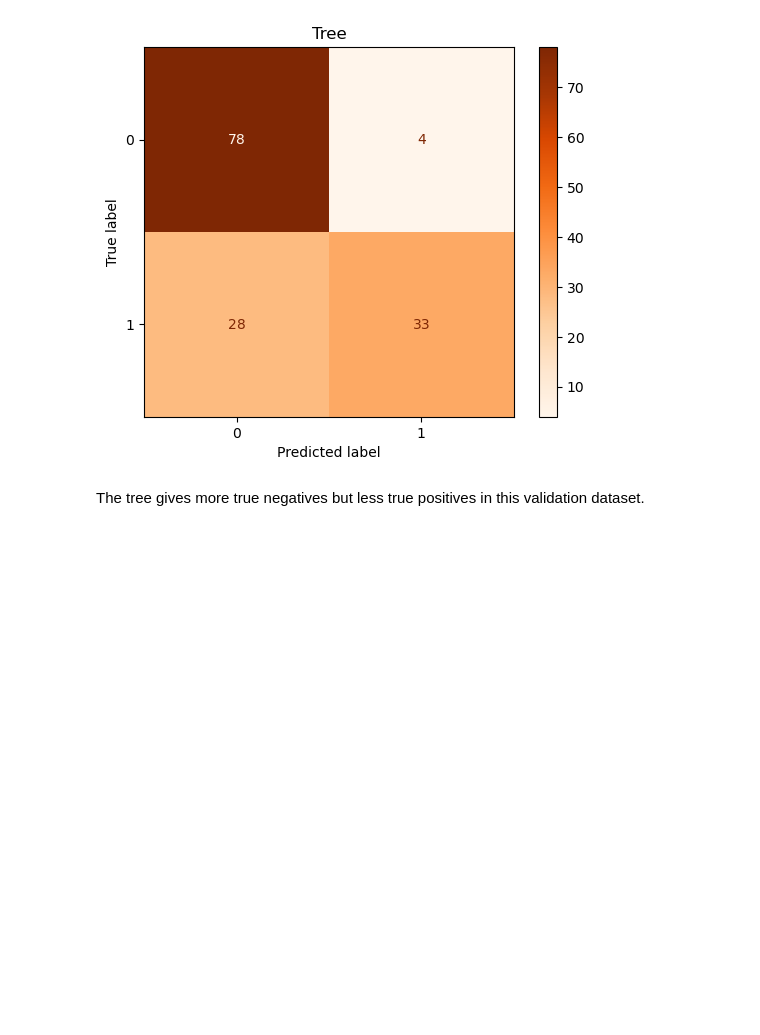
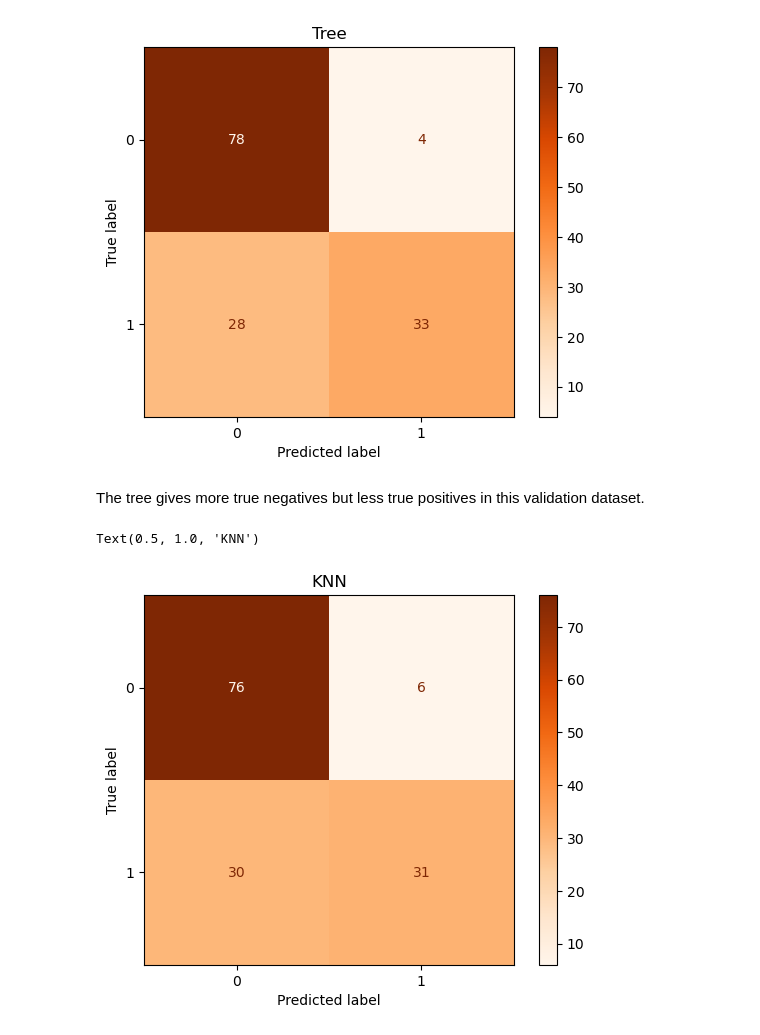
Before and after one commit to lm2612/Tutorials, a Jupyter notebook: 2_supervised_learning_classification/answers/2-Classification_Titanic.ipynb, the cells around one changed output. Saved outputs shown, nothing was run; the diff lists cells and outputs as text; code cells hidden in the pictures; blank space fills up the shorter version.

```diff
--- a/2_supervised_learning_classification/answers/2-Classification_Titanic.ipynb
+++ b/2_supervised_learning_classification/answers/2-Classification_Titanic.ipynb
@@ -204,3 +277,9 @@ Text(0.5, 1.0, 'Tree')
 [figure]
 # %% [markdown]
 The tree gives more true negatives but less true positives in this validation dataset.
+# %%
+ConfusionMatrixDisplay.from_predictions(y_validation, y_knn_validation, cmap = "Oranges")
+plt.title("KNN")
+# %% [output]
+Text(0.5, 1.0, 'KNN')
+[figure, added]
```
Also changed, not shown: parts of 16 cells of this notebook, 1 other file.
